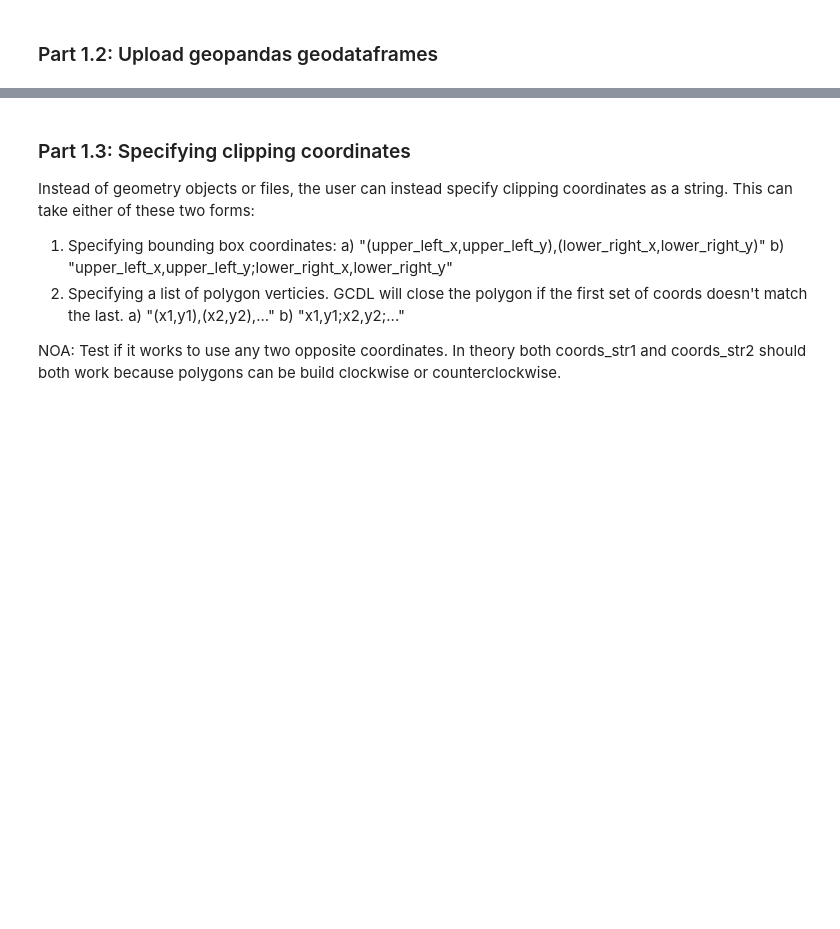
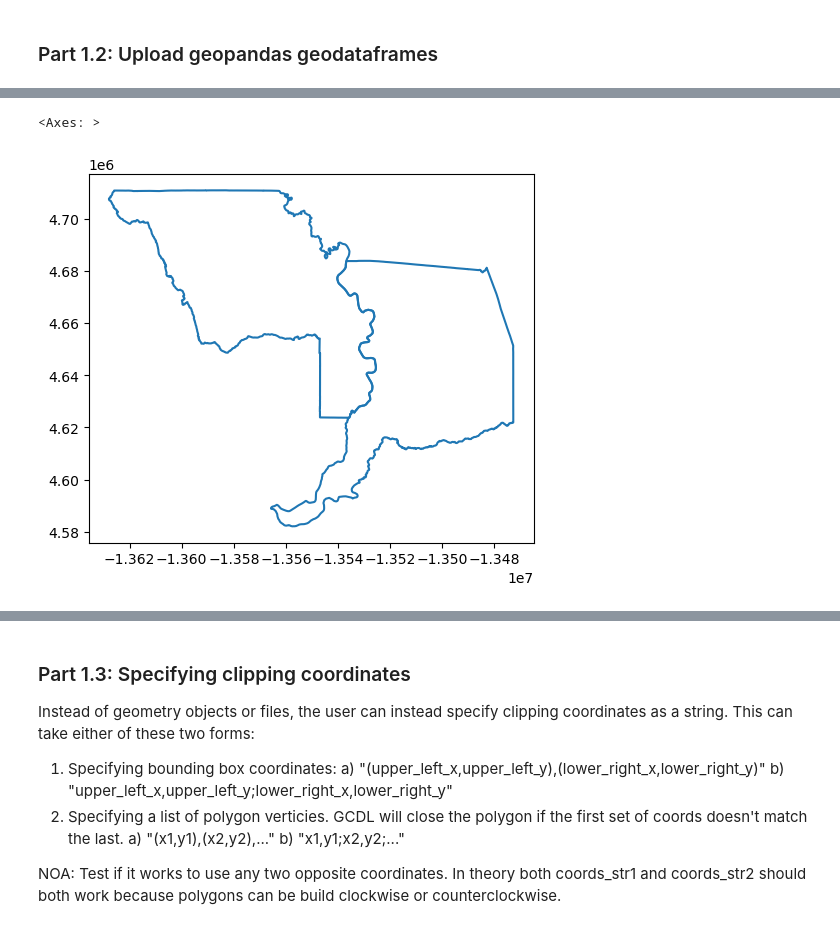
Before and after one commit to USDA-SCINet/pygcdl, a Jupyter notebook: informal_testing.ipynb, the cells around one changed output, grey strips where cells are left out. Drawn from its saved outputs; the diff is of its cells as text; code cells hidden in the pictures; blank space fills up the shorter version.

```diff
--- a/informal_testing.ipynb
+++ b/informal_testing.ipynb
@@ -195,0 +122,5 @@ We have now taken all of our polygon shapefiles, loaded them into geopandas, and
+# %%
+yolo_sac_counties.boundary.plot()
+# %% [output]
+<Axes: >
+[figure, added]
```
Also changed, not shown: parts of 50 cells of this notebook.
